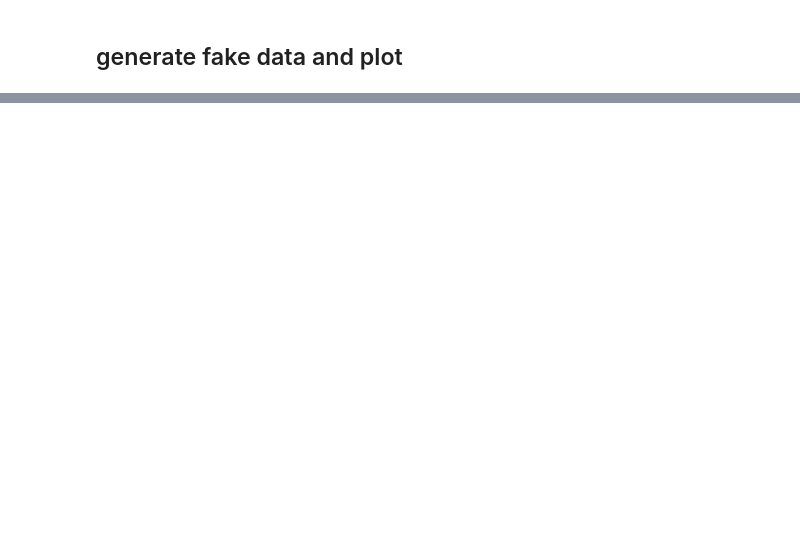
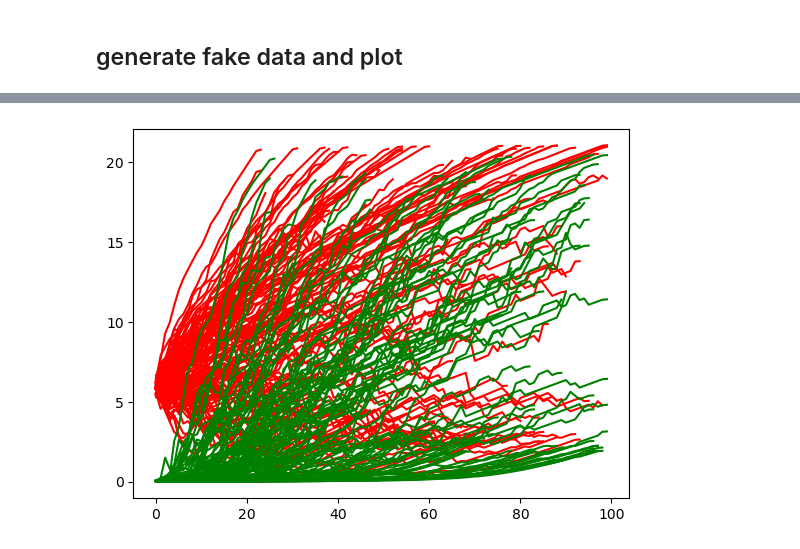
Before and after one commit to Brody-Lab/PulseInputDDM.jl, a Jupyter notebook: examples/fit_neural_model_converge.ipynb, the cells around one changed output, grey strips where cells are left out. Cells and saved outputs as stored; diff of their text form; code cells hidden in the pictures; blank space fills up the shorter version.

```diff
--- a/examples/fit_neural_model_converge.ipynb
+++ b/examples/fit_neural_model_converge.ipynb
@@ -346,0 +427,7 @@ tight_layout()
+# %%
+choice = map(x-> x.choice, data[1]);
+# %%
+plot.(map(x-> x[1], λ[1][1][findall(choice[1:end-1] .== true) .+ 1]), color="red")
+plot.(map(x-> x[1], λ[1][1][findall(choice[1:end-1] .== false) .+ 1]), color="green");
+# %% [output]
+[figure, added]
```
Also changed, not shown: parts of 47 cells of this notebook, 16 other files.
